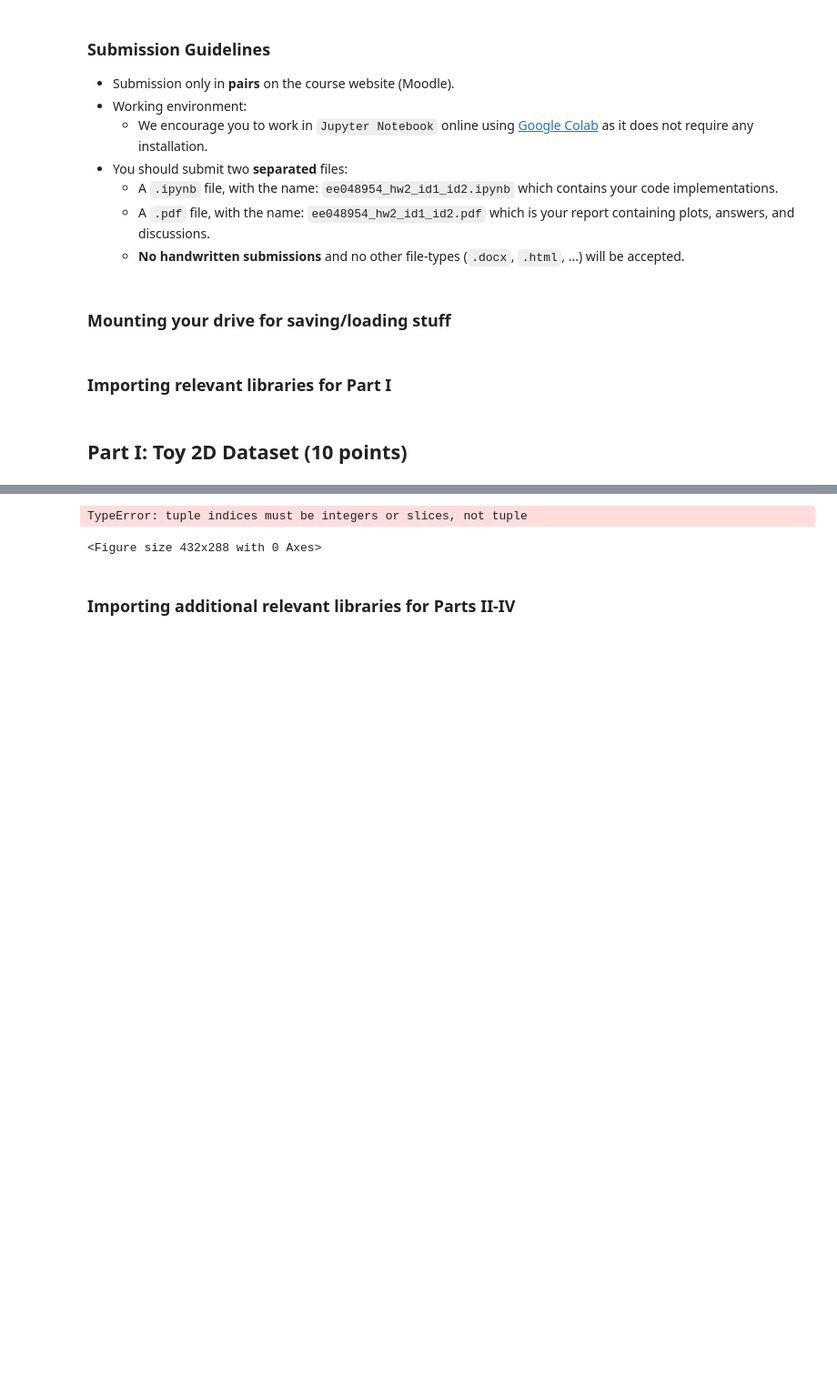
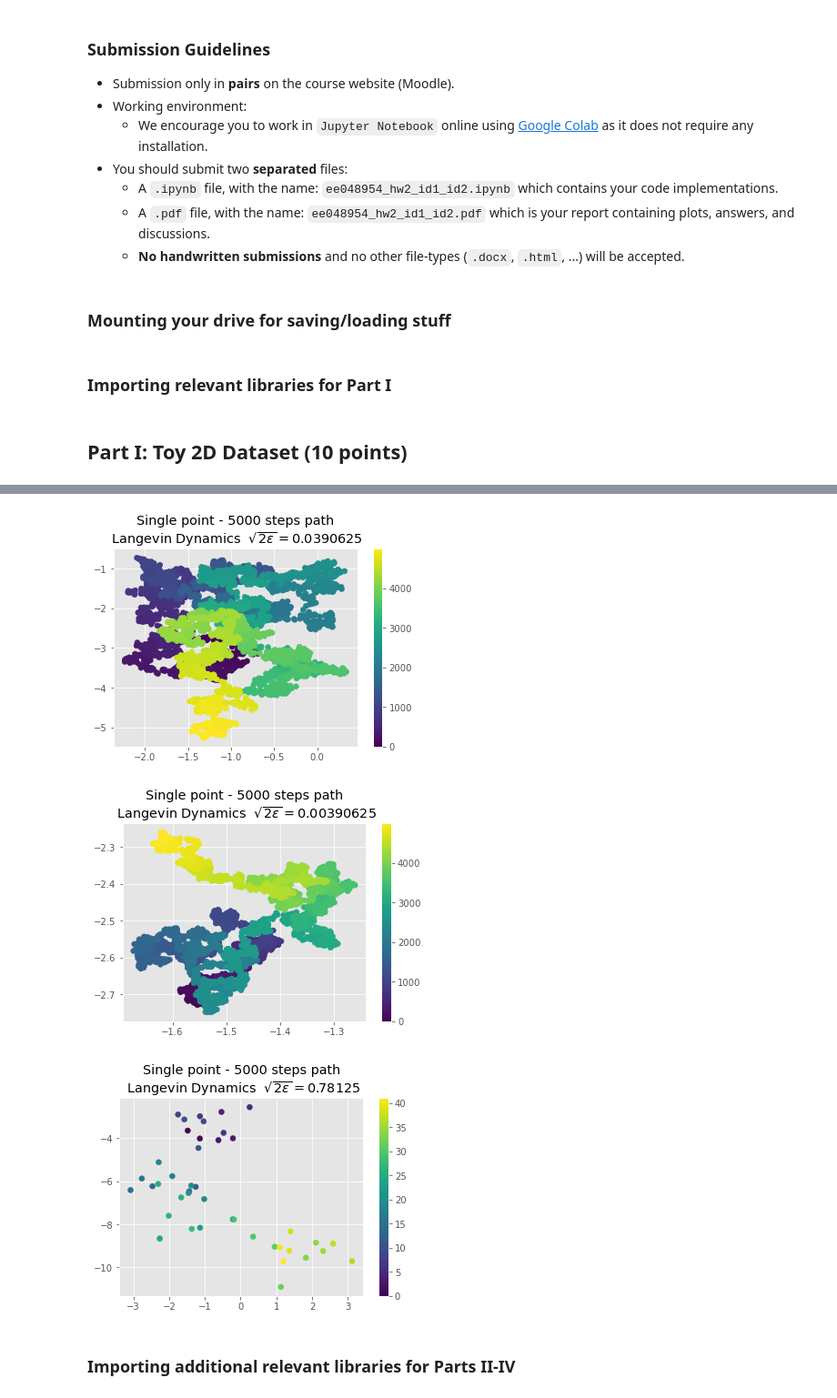
Before and after one commit to adidigit/statistical_methods_in_ip, a Jupyter notebook: HW2/HW2_Spring2022_Langevin_Dynamics_and_EBMs.ipynb, the cells around one changed output, grey strips where cells are left out. Shown at 91% size. Drawn from its saved outputs; the diff is of its cells as text; code cells hidden in the pictures; blank space fills up the shorter version.

```diff
--- a/HW2/HW2_Spring2022_Langevin_Dynamics_and_EBMs.ipynb
+++ b/HW2/HW2_Spring2022_Langevin_Dynamics_and_EBMs.ipynb
@@ -118,11 +120,3 @@ def sample_with_langevin_dynamics(N, sqrt_two_eps):
         _all_x.append(x_k[0])
 
     return x_k.numpy() ,_all_x
-# %%
-# for debug only
-import matplotlib.pyplot as plt
-
-xs = [ x[0] for x in _all_x]
-ys = [ x[1] for x in _all_x]
-col = list(range(len(xs)))
-plt.scatter(col,ys)#,c=col,cmap='turbo')
@@ -164,24 +160,17 @@ for i, _ in enumerate(sqrt_two_eps):
-# %%
-#task 4
-N=1000
-lds_eps = []
-lds_eps_1_256 = sample_with_langevin_dynamics(N,sqrt_two_eps[0])
-lds_eps_200_256 = sample_with_langevin_dynamics(N,sqrt_two_eps[1])
-
-fig = plt.figure()
-plt.scatter(lds_eps_1_256[:,0],lds_eps_1_256[:,1],color = 'b')
-plt.scatter(real_samples[:,0],real_samples[:,1],color='r')
-
-fig = plt.figure()
-plt.scatter(lds_eps_200_256[:,0],lds_eps_200_256[:,1],color = 'b')
-plt.scatter(real_samples[:,0],real_samples[:,1],color='r')
-# %% [output]
-TypeError: tuple indices must be integers or slices, not tuple
-<Figure size 432x288 with 0 Axes>
-# %%
-for points in lds_eps:
-    p = points[0]
-    plt.plot(p)
+# %%
+for i, _ in enumerate(sqrt_two_eps):
+    point_path_for_eps = all_eps_lds_path[i]
+    px = [p.numpy()[0] for p in point_path_for_eps]
+    py = [p.numpy()[1] for p in point_path_for_eps]
+    fig= plt.figure()
+    col = list(range(len(px)))
+    plt.scatter(px,py,c= col)
+    plt.colorbar()
+    plt.title('Single point - 5000 steps path\n Langevin Dynamics  $\sqrt{2\epsilon}=$'+ str(sqrt_two_eps[i]))
+# %% [output]
+[figure, added]
+[figure, added]
+[figure, added]
 # %% [markdown]
 ### Importing additional relevant libraries for Parts II-IV
 # %%
```
Also changed, not shown: parts of 26 cells of this notebook.
